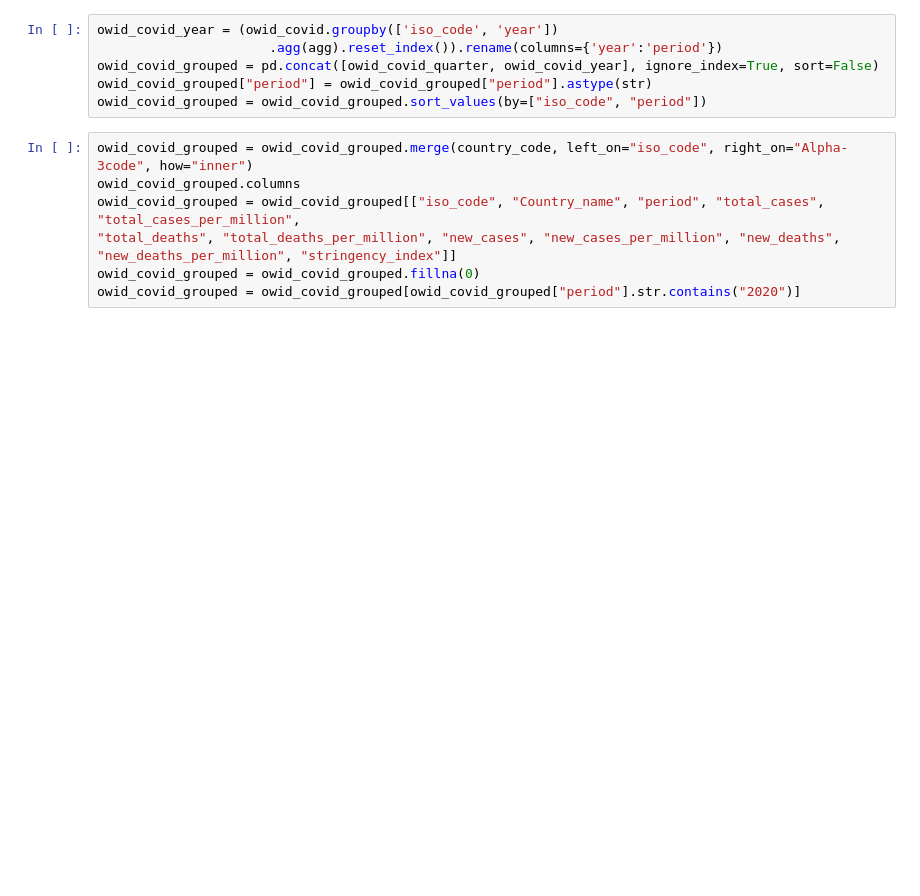
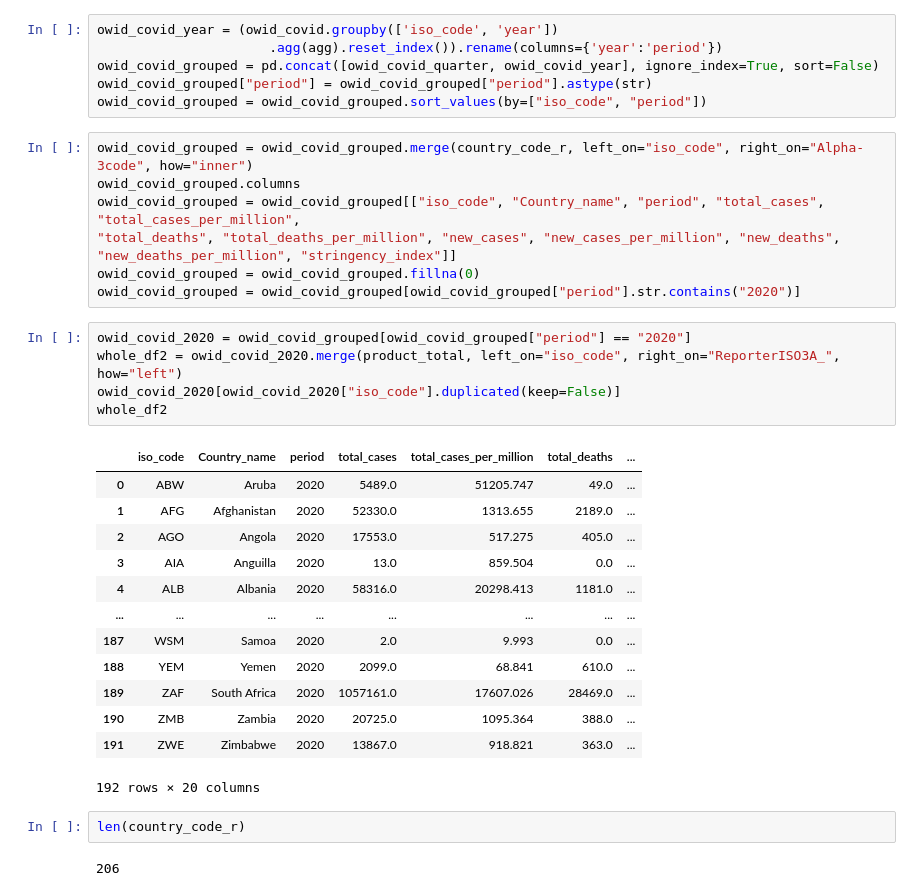
Before and after one commit to uchicago-CAPP30122-win-2022/proj-cappmait, a Jupyter notebook: exploratory/missing_data.ipynb, the cells around one changed output. Cells and saved outputs as stored; diff of their text form; blank space fills up the shorter version.

```diff
--- a/exploratory/missing_data.ipynb
+++ b/exploratory/missing_data.ipynb
@@ -256,9 +256,32 @@ owid_covid_grouped = pd.concat([owid_covid_quarter, owid_covid_year], ignore_ind
 owid_covid_grouped["period"] = owid_covid_grouped["period"].astype(str)
 owid_covid_grouped = owid_covid_grouped.sort_values(by=["iso_code", "period"])
 # %%
-owid_covid_grouped = owid_covid_grouped.merge(country_code, left_on="iso_code", right_on="Alpha-3code", how="inner")
+owid_covid_grouped = owid_covid_grouped.merge(country_code_r, left_on="iso_code", right_on="Alpha-3code", how="inner")
 owid_covid_grouped.columns
 owid_covid_grouped = owid_covid_grouped[["iso_code", "Country_name", "period", "total_cases", "total_cases_per_million",
 "total_deaths", "total_deaths_per_million", "new_cases", "new_cases_per_million", "new_deaths", "new_deaths_per_million", "stringency_index"]]
 owid_covid_grouped = owid_covid_grouped.fillna(0)
 owid_covid_grouped = owid_covid_grouped[owid_covid_grouped["period"].str.contains("2020")]
+# %%
+owid_covid_2020 = owid_covid_grouped[owid_covid_grouped["period"] == "2020"]
+whole_df2 = owid_covid_2020.merge(product_total, left_on="iso_code", right_on="ReporterISO3A_", how="left")
+owid_covid_2020[owid_covid_2020["iso_code"].duplicated(keep=False)]
+whole_df2
+# %% [output]
+|  | iso_code | Country_name | period | total_cases | total_cases_per_million | total_deaths | ... |
+| 0 | ABW | Aruba | 2020 | 5489.0 | 51205.747 | 49.0 | ... |
+| 1 | AFG | Afghanistan | 2020 | 52330.0 | 1313.655 | 2189.0 | ... |
+| 2 | AGO | Angola | 2020 | 17553.0 | 517.275 | 405.0 | ... |
+| 3 | AIA | Anguilla | 2020 | 13.0 | 859.504 | 0.0 | ... |
+| 4 | ALB | Albania | 2020 | 58316.0 | 20298.413 | 1181.0 | ... |
+| ... | ... | ... | ... | ... | ... | ... | ... |
+| 187 | WSM | Samoa | 2020 | 2.0 | 9.993 | 0.0 | ... |
+| 188 | YEM | Yemen | 2020 | 2099.0 | 68.841 | 610.0 | ... |
+| 189 | ZAF | South Africa | 2020 | 1057161.0 | 17607.026 | 28469.0 | ... |
+| 190 | ZMB | Zambia | 2020 | 20725.0 | 1095.364 | 388.0 | ... |
+| 191 | ZWE | Zimbabwe | 2020 | 13867.0 | 918.821 | 363.0 | ... |
+192 rows × 20 columns
+# %%
+len(country_code_r)
+# %% [output]
+206
```
Also changed, not shown: parts of 7 cells of this notebook, 6 other files.
